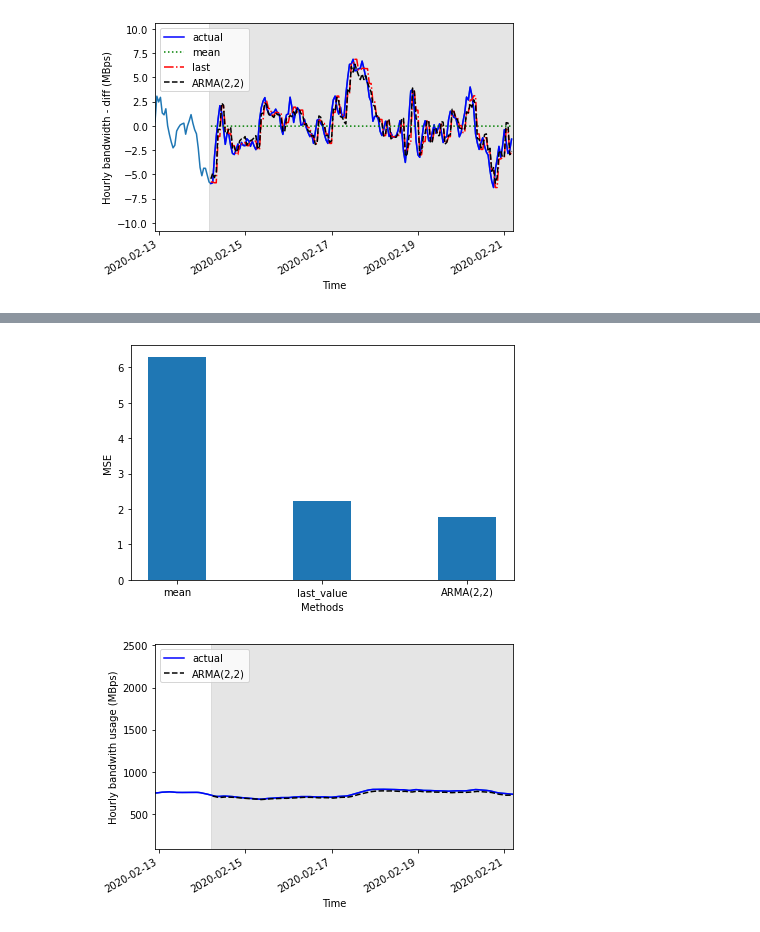
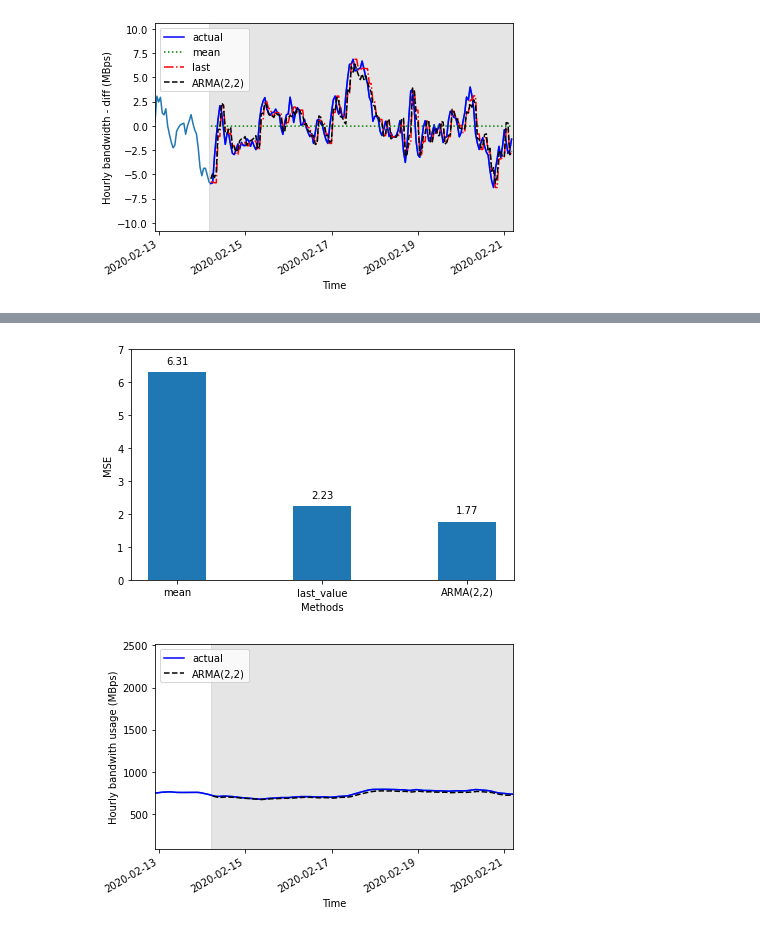
Before and after one commit to marcopeix/TimeSeriesForecastingInPython, a Jupyter notebook: CH06/CH06.ipynb, the cells around one changed output, grey strips where cells are left out. Cells and saved outputs as stored; diff of their text form; code cells hidden in the pictures.

```diff
--- a/CH06/CH06.ipynb
+++ b/CH06/CH06.ipynb
@@ -173,7 +158,7 @@ print(pvalue)
 # %%
 import pandas as pd
 
-df = pd.read_csv('data/bandwidth.csv')
+df = pd.read_csv('../data/bandwidth.csv')
 
 df.head()
 # %% [output]
@@ -390,7 +365,7 @@ print(pvalue)
 # %% [markdown]
 ## 6.6 Forecasting bandwidth usage
 # %%
-def recursive_forecast(df: pd.DataFrame, train_len: int, horizon: int, window: int, method: str) -> list:
+def rolling_forecast(df: pd.DataFrame, train_len: int, horizon: int, window: int, method: str) -> list:
 
     total_len = train_len + horizon
     end_idx = train_len
@@ -425,21 +400,19 @@ def recursive_forecast(df: pd.DataFrame, train_len: int, horizon: int, window: i
 
         return pred_ARMA
 # %%
-pred_df = test.copy()
-
 TRAIN_LEN = len(train)
 HORIZON = len(test)
 WINDOW = 2
 
-pred_mean = recursive_forecast(df_diff, TRAIN_LEN, HORIZON, WINDOW, 'mean')
-pred_last_value = recursive_forecast(df_diff, TRAIN_LEN, HORIZON, WINDOW, 'last')
-pred_ARMA = recursive_forecast(df_diff, TRAIN_LEN, HORIZON, WINDOW, 'ARMA')
+pred_mean = rolling_forecast(df_diff, TRAIN_LEN, HORIZON, WINDOW, 'mean')
+pred_last_value = rolling_forecast(df_diff, TRAIN_LEN, HORIZON, WINDOW, 'last')
+pred_ARMA = rolling_forecast(df_diff, TRAIN_LEN, HORIZON, WINDOW, 'ARMA')
 
-pred_df['pred_mean'] = pred_mean
-pred_df['pred_last_value'] = pred_last_value
-pred_df['pred_ARMA'] = pred_ARMA
+test.loc[:, 'pred_mean'] = pred_mean
+test.loc[:, 'pred_last_value'] = pred_last_value
+test.loc[:, 'pred_ARMA'] = pred_ARMA
 
-pred_df.head()
+test.head()
 # %% [output]
 |  | bandwidth_diff | pred_mean | pred_last_value | pred_ARMA |
 | 9831 | -5.943995 | -0.028214 | -5.791207 | -5.460661 |
@@ -476,9 +449,9 @@ plt.savefig('figures/CH06_F20_peixeiro.png', dpi=300)
 # %% [output]
 [figure]
 # %%
-mse_mean = mean_squared_error(pred_df.bandwidth_diff, pred_df.pred_mean)
-mse_last = mean_squared_error(pred_df.bandwidth_diff, pred_df.pred_last_value)
-mse_ARMA = mean_squared_error(pred_df.bandwidth_diff, pred_df.pred_ARMA)
+mse_mean = mean_squared_error(test['bandwidth_diff'], test['pred_mean'])
+mse_last = mean_squared_error(test['bandwidth_diff'], test['pred_last_value'])
+mse_ARMA = mean_squared_error(test['bandwidth_diff'], test['pred_ARMA'])
 
 print(mse_mean, mse_last, mse_ARMA)
 # %% [output]
@@ -486,18 +459,21 @@ print(mse_mean, mse_last, mse_ARMA)
 # %%
 fig, ax = plt.subplots()
 
-ax.bar(
-    ['mean', 'last_value', 'ARMA(2,2)'],
-    [mse_mean, mse_last, mse_ARMA],
-    width=0.4)
+x = ['mean', 'last_value', 'ARMA(2,2)']
+y = [mse_mean, mse_last, mse_ARMA]
 
+ax.bar(x, y, width=0.4)
 ax.set_xlabel('Methods')
 ax.set_ylabel('MSE')
+ax.set_ylim(0, 7)
+
+for index, value in enumerate(y):
+    plt.text(x=index, y=value+0.25, s=str(round(value, 2)), ha='center')
 
 plt.tight_layout()
 
 # plt.savefig('figures/CH06_F_peixeiro.png', dpi=300)
 # %% [output]
-[figure, old version]
+[figure, new version]
 # %%
 df['pred_bandwidth'] = pd.Series()
```
Also changed, not shown: parts of 25 cells of this notebook, 2 other files.
